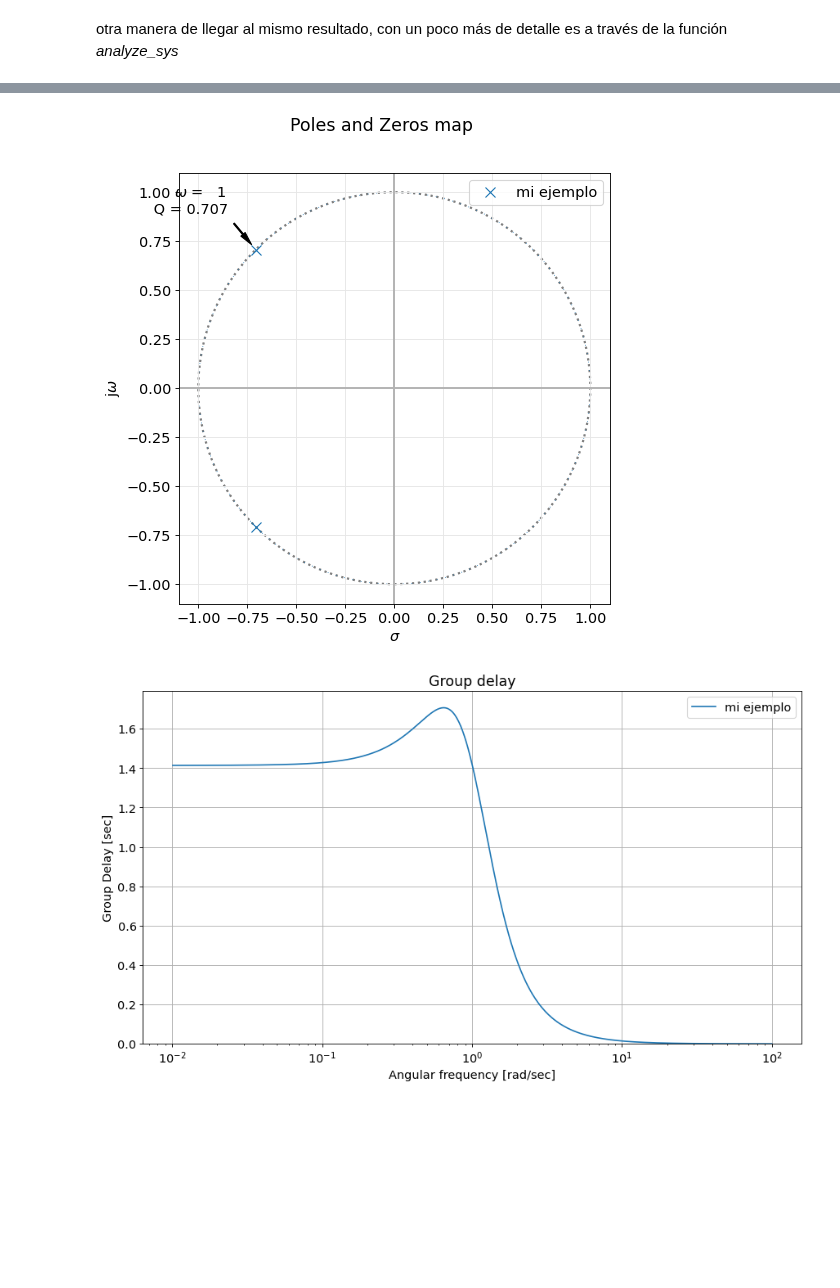
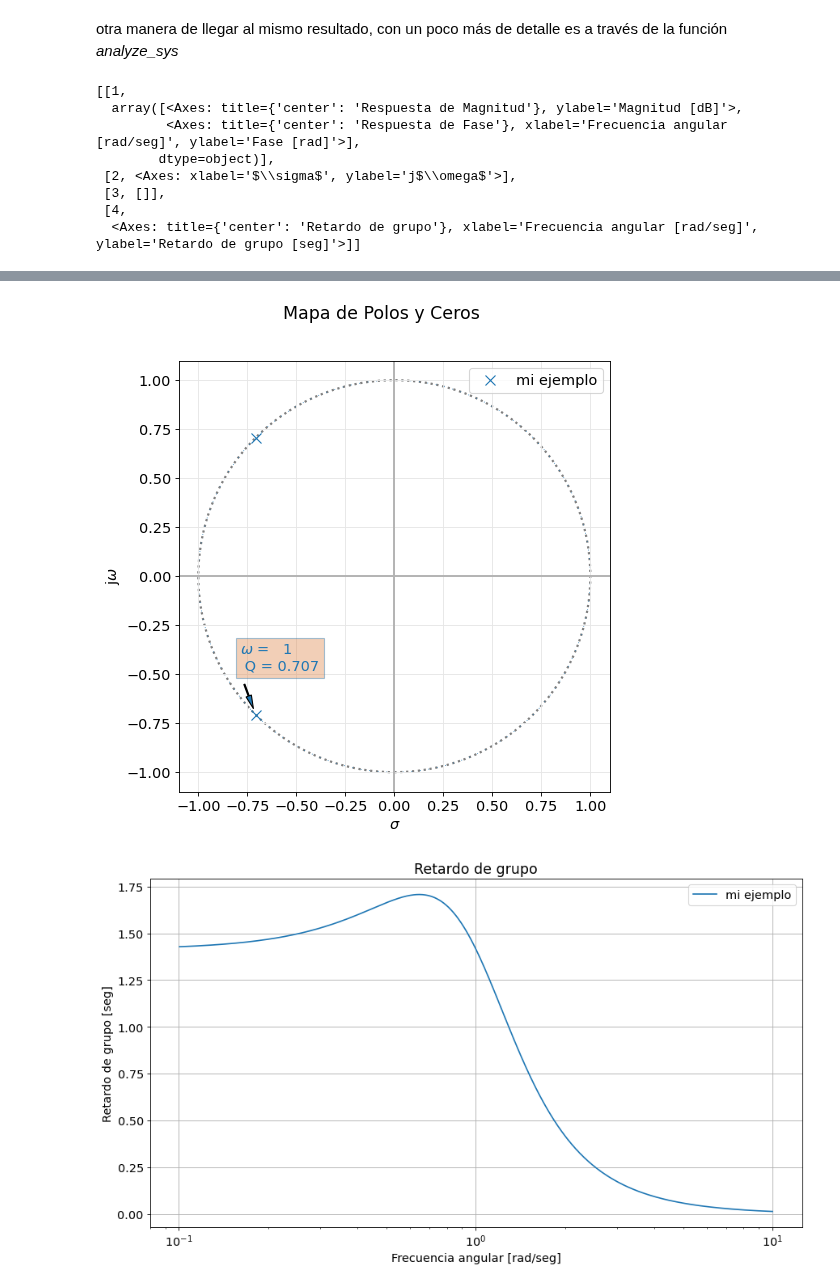
Before and after one commit to marianux/pytc2, a Jupyter notebook: docs/filtro_pasivo_sos.ipynb, the cells around one changed output, grey strips where cells are left out. Cells and saved outputs as stored; diff of their text form; code cells hidden in the pictures; blank space fills up the shorter version.

```diff
--- a/docs/filtro_pasivo_sos.ipynb
+++ b/docs/filtro_pasivo_sos.ipynb
@@ -143,5 +154,13 @@ otra manera de llegar al mismo resultado, con un poco más de detalle es a trav
 # Otra forma de analizar el sistema H1, con una función
 # de más alto nivel. Podés probarlo si te interesa.
 
-analyze_sys(H1, sys_name='mi ejemplo')
+analyze_sys([H1], sys_name='mi ejemplo')
 # %% [output]
+[[1,
+  array([<Axes: title={'center': 'Respuesta de Magnitud'}, ylabel='Magnitud [dB]'>,
+         <Axes: title={'center': 'Respuesta de Fase'}, xlabel='Frecuencia angular [rad/seg]', ylabel='Fase [rad]'>],
+        dtype=object)],
+ [2, <Axes: xlabel='$\\sigma$', ylabel='j$\\omega$'>],
+ [3, []],
+ [4,
+  <Axes: title={'center': 'Retardo de grupo'}, xlabel='Frecuencia angular [rad/seg]', ylabel='Retardo de grupo [seg]'>]]
@@ -149,3 +168,3 @@ analyze_sys(H1, sys_name='mi ejemplo')
-[figure, old version]
+[figure, new version]
-[figure, old version]
+[figure, new version]
 # %% [markdown]
```
Also changed, not shown: parts of 18 cells of this notebook, 4 other files.
